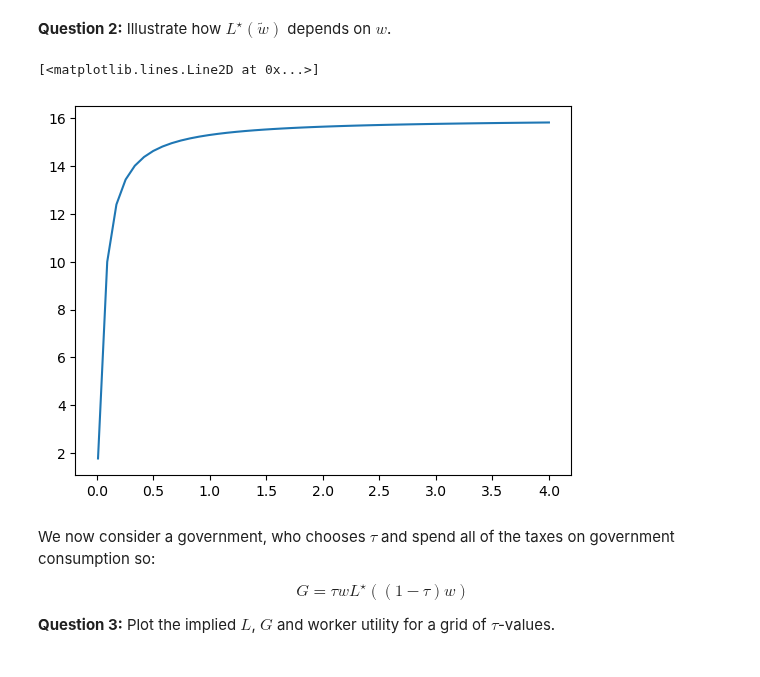
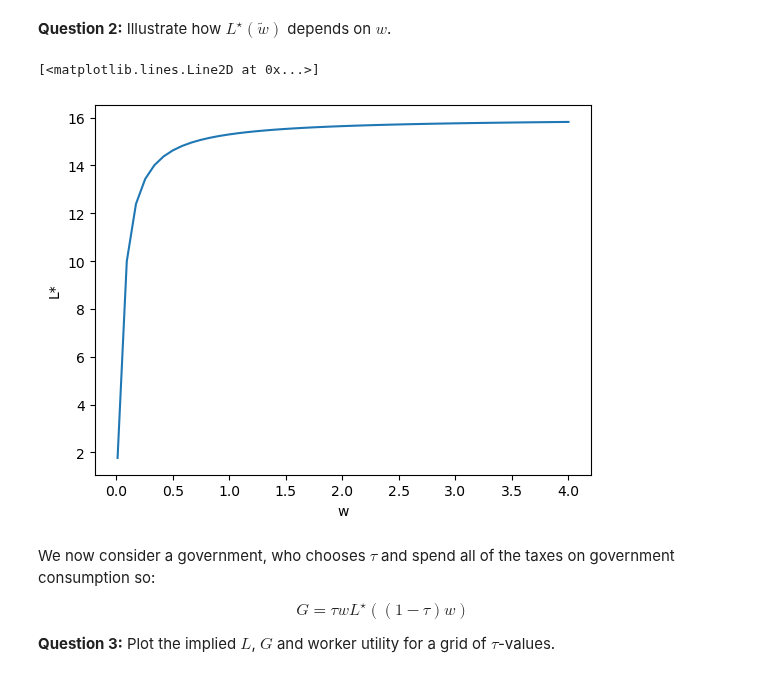
Before and after one commit to NumEconCopenhagen/projects-2023-it-hurts-when-ip, a Jupyter notebook: Exam 2023/examproject.ipynb, the cells around one changed output. Saved outputs shown, nothing was run; the diff lists cells and outputs as text; code cells hidden in the pictures.

```diff
--- a/Exam 2023/examproject.ipynb
+++ b/Exam 2023/examproject.ipynb
@@ -148,12 +148,15 @@ L_star_wrt_w = L_star.subs(w_tilde, (1 - tau)*w)
 _L_star_fn = sm.lambdify((w, tau, kappa, nu, alpha), L_star_wrt_w)
 L_star_fn = lambda w, tau: _L_star_fn(w, tau, defaults['kappa'], defaults['nu'], defaults['alpha'])
 # %%
+#Plotting labour hours against varying wage
 ws = np.linspace(0.01,4,50)
 Ls = L_star_fn(ws, defaults['tau'])
+plt.ylabel('L*')
+plt.xlabel('w')
 plt.plot(ws, Ls)
 # %% [output]
 [<matplotlib.lines.Line2D at 0x...>]
-[figure, old version]
+[figure, new version]
 # %% [markdown]
 
 We now consider a government, who chooses $\tau$ and spend all of the taxes on government consumption so:
```
Also changed, not shown: parts of 12 cells of this notebook.
